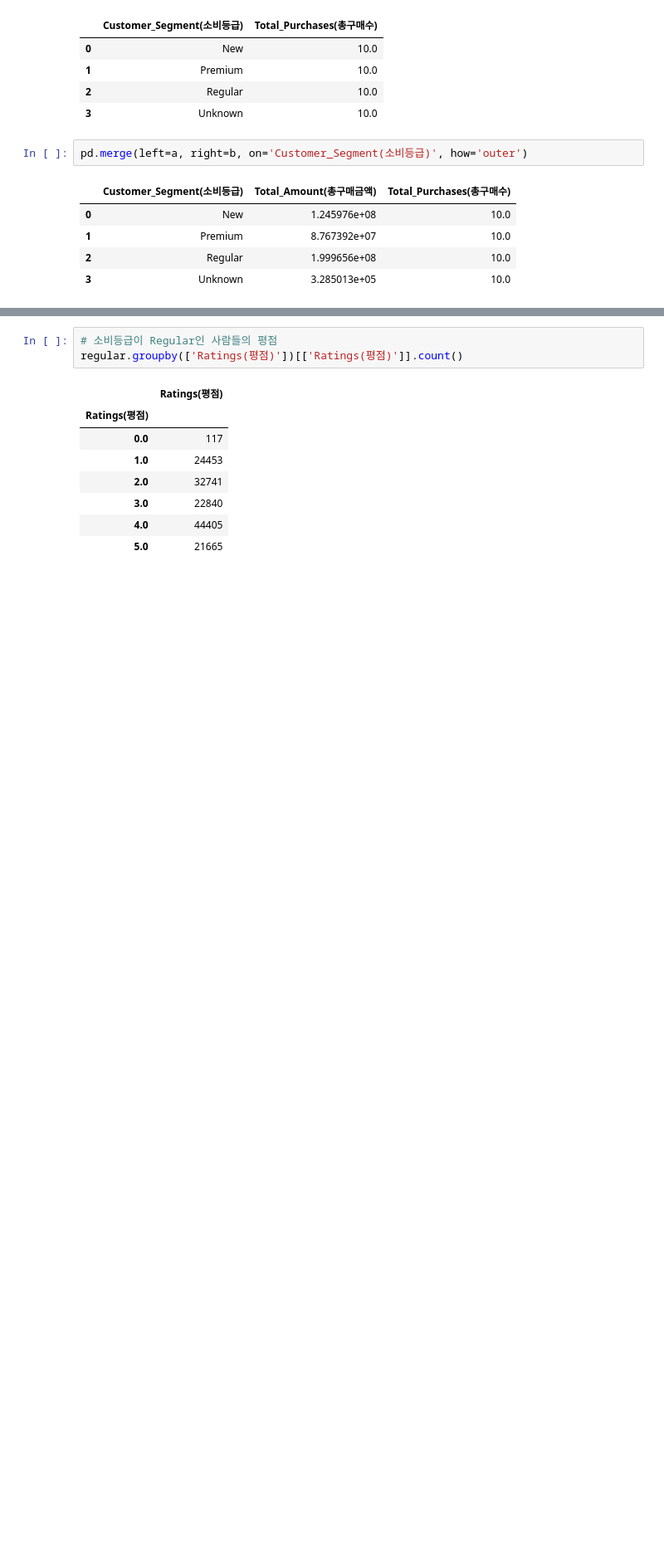
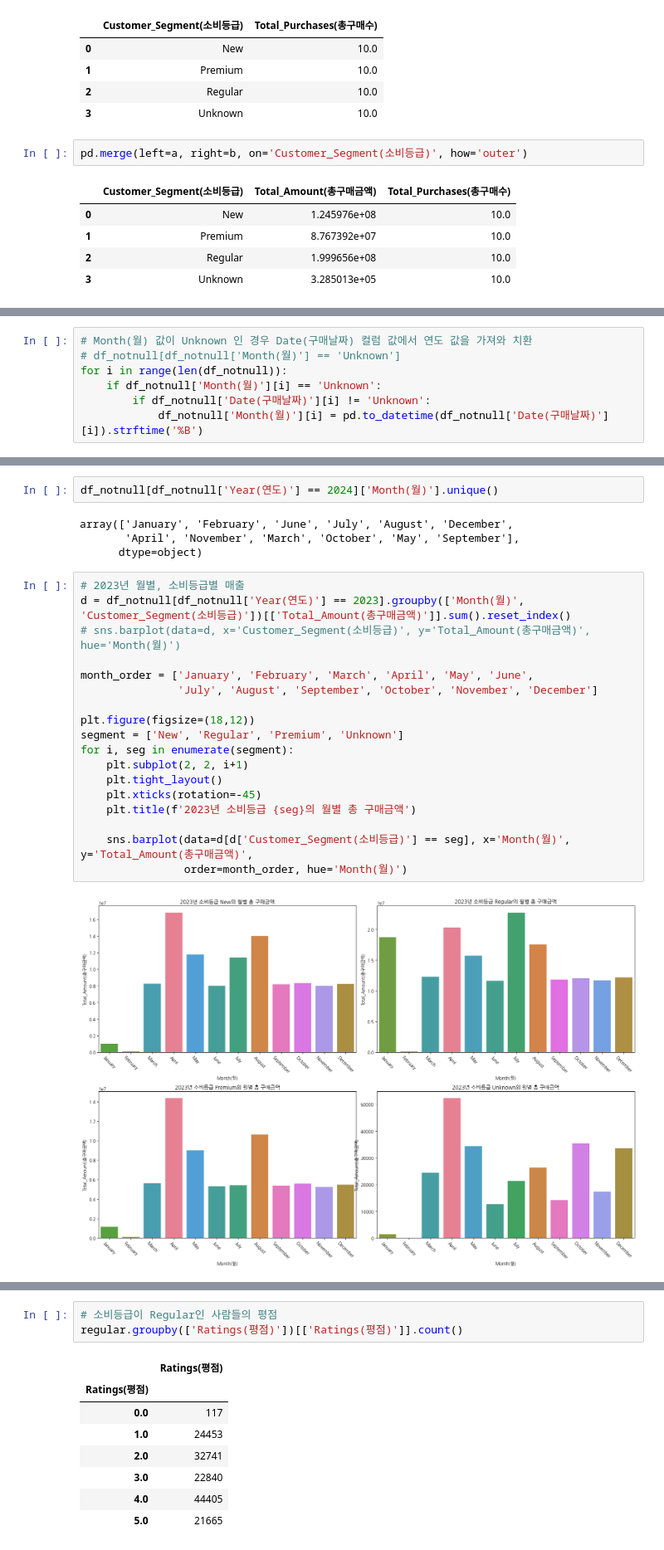
Before and after one commit to youscd/Retail_data_Analysis, a Jupyter notebook: 분석 시각화.ipynb, the cells around one changed output, grey strips where cells are left out. Shown: that part at 83% size. Cells and saved outputs as stored; diff of their text form; blank space fills up the shorter version.

```diff
--- a/분석 시각화.ipynb
+++ b/분석 시각화.ipynb
@@ -300,0 +352,7 @@ AttributeError: Line2D.set() got an unexpected keyword argument 'order'
+# %%
+# Month(월) 값이 Unknown 인 경우 Date(구매날짜) 컬럼 값에서 연도 값을 가져와 치환
+# df_notnull[df_notnull['Month(월)'] == 'Unknown']
+for i in range(len(df_notnull)):
+    if df_notnull['Month(월)'][i] == 'Unknown':
+        if df_notnull['Date(구매날짜)'][i] != 'Unknown':
+            df_notnull['Month(월)'][i] = pd.to_datetime(df_notnull['Date(구매날짜)'][i]).strftime('%B')
@@ -300,0 +364,26 @@ AttributeError: Line2D.set() got an unexpected keyword argument 'order'
+# %%
+df_notnull[df_notnull['Year(연도)'] == 2024]['Month(월)'].unique()
+# %% [output]
+array(['January', 'February', 'June', 'July', 'August', 'December',
+       'April', 'November', 'March', 'October', 'May', 'September'],
+      dtype=object)
+# %%
+# 2023년 월별, 소비등급별 매출
+d = df_notnull[df_notnull['Year(연도)'] == 2023].groupby(['Month(월)', 'Customer_Segment(소비등급)'])[['Total_Amount(총구매금액)']].sum().reset_index()
+# sns.barplot(data=d, x='Customer_Segment(소비등급)', y='Total_Amount(총구매금액)', hue='Month(월)')
+
+month_order = ['January', 'February', 'March', 'April', 'May', 'June',
+               'July', 'August', 'September', 'October', 'November', 'December']
+
+plt.figure(figsize=(18,12))
+segment = ['New', 'Regular', 'Premium', 'Unknown']
+for i, seg in enumerate(segment):
+    plt.subplot(2, 2, i+1)
+    plt.tight_layout()
+    plt.xticks(rotation=-45)
+    plt.title(f'2023년 소비등급 {seg}의 월별 총 구매금액')
+
+    sns.barplot(data=d[d['Customer_Segment(소비등급)'] == seg], x='Month(월)', y='Total_Amount(총구매금액)',
+                order=month_order, hue='Month(월)')
+# %% [output]
+[figure, added]
```
Also changed, not shown: parts of 24 cells of this notebook.
